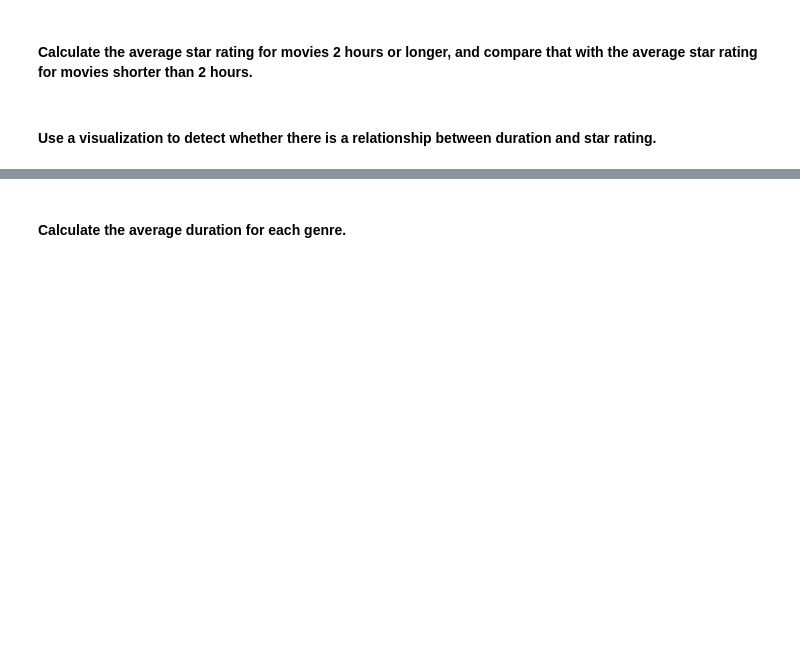
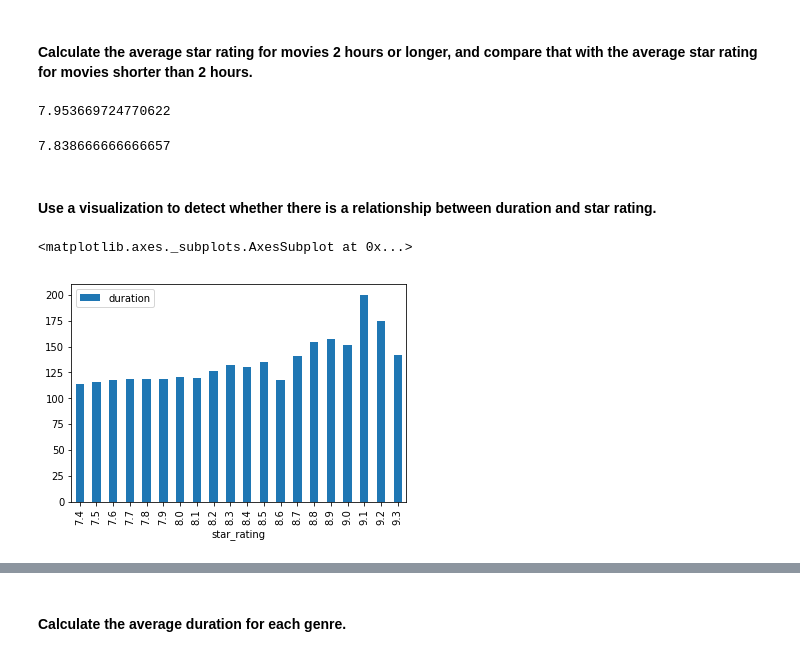
Before and after one commit to lpiscit2/luke_piscitelli_unit2_project, a Jupyter notebook: imdb.ipynb, the cells around one changed output, grey strips where cells are left out. Saved outputs shown, nothing was run; the diff lists cells and outputs as text; code cells hidden in the pictures; blank space fills up the shorter version.

```diff
--- a/imdb.ipynb
+++ b/imdb.ipynb
@@ -73,0 +160,6 @@ movies.head()
+# %%
+new_movies = movies.copy()
+# %%
+# Answer:
+new_movies.loc[:,'content_rating'].replace(to_replace=['NOT RATED','APPROVED', 'PASSED', 'GP'], value='UNRATED',inplace=True)
+new_movies.groupby('content_rating').agg({'title':'count'})
@@ -77,0 +179,4 @@ movies.head()
+# %%
+# Answer:
+new_movies.loc[:,'content_rating'].replace(to_replace=['TV-MA', 'X'], value='NC-17',inplace=True)
+new_movies.groupby('content_rating').agg({'title':'count'})
@@ -85,0 +215,7 @@ movies.head()
+# %%
+new_movies.iloc[187,2] = 'PG'
+new_movies.iloc[649,2] = 'PG'
+new_movies.iloc[936,2] = 'PG-13'
+new_movies.iloc[[187,649,936],:]
+
+# Found the ratings online myself. What would "reasonable" values be for this if I didn't look these up?
@@ -90,2 +229,11 @@ movies.head()
+# %%
+# Answer:
+new_movies.loc[(new_movies.loc[:,'duration'] > 120), 'star_rating'].mean()
+# %% [output]
+7.953669724770622
+# %%
+new_movies.loc[(new_movies.loc[:,'duration'] < 120), 'star_rating'].mean()
+# %% [output]
+7.838666666666657
 # %% [markdown]
 #### Use a visualization to detect whether there is a relationship between duration and star rating.
@@ -93,0 +240,6 @@ movies.head()
+# %%
+# Answer:
+new_movies.groupby('star_rating').agg({'duration':'mean'}).plot(kind='bar')
+# %% [output]
+<matplotlib.axes._subplots.AxesSubplot at 0x...>
+[figure, added]
```
Also changed, not shown: parts of 53 cells of this notebook.
